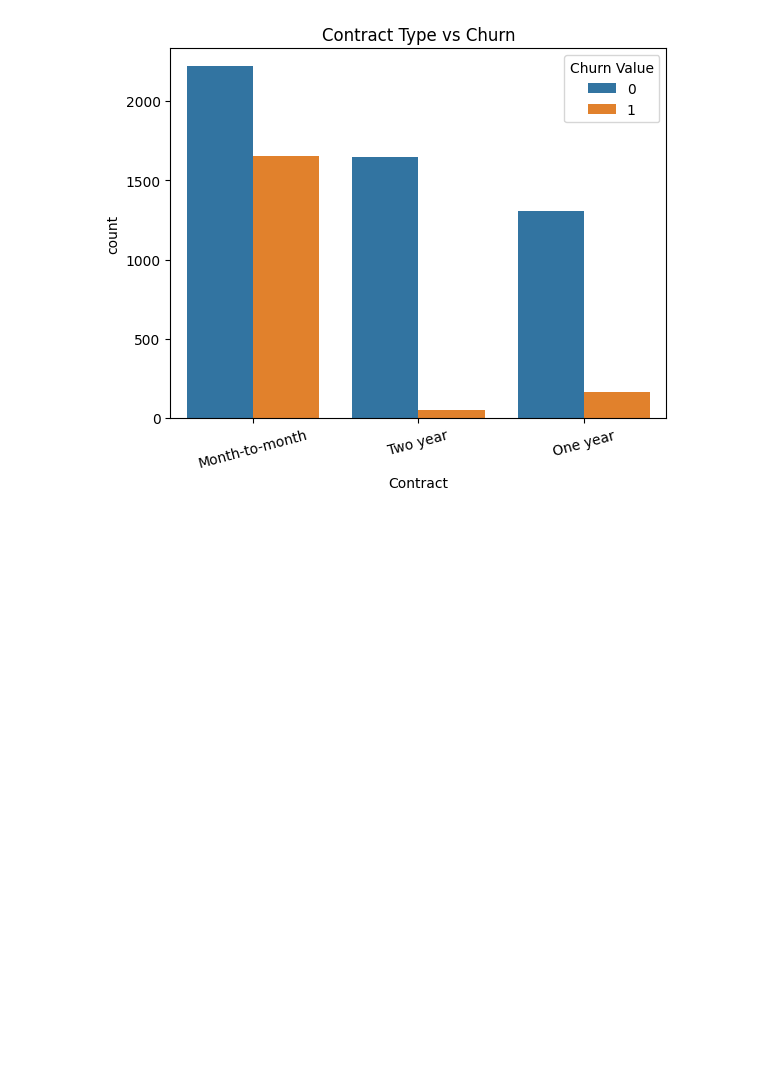
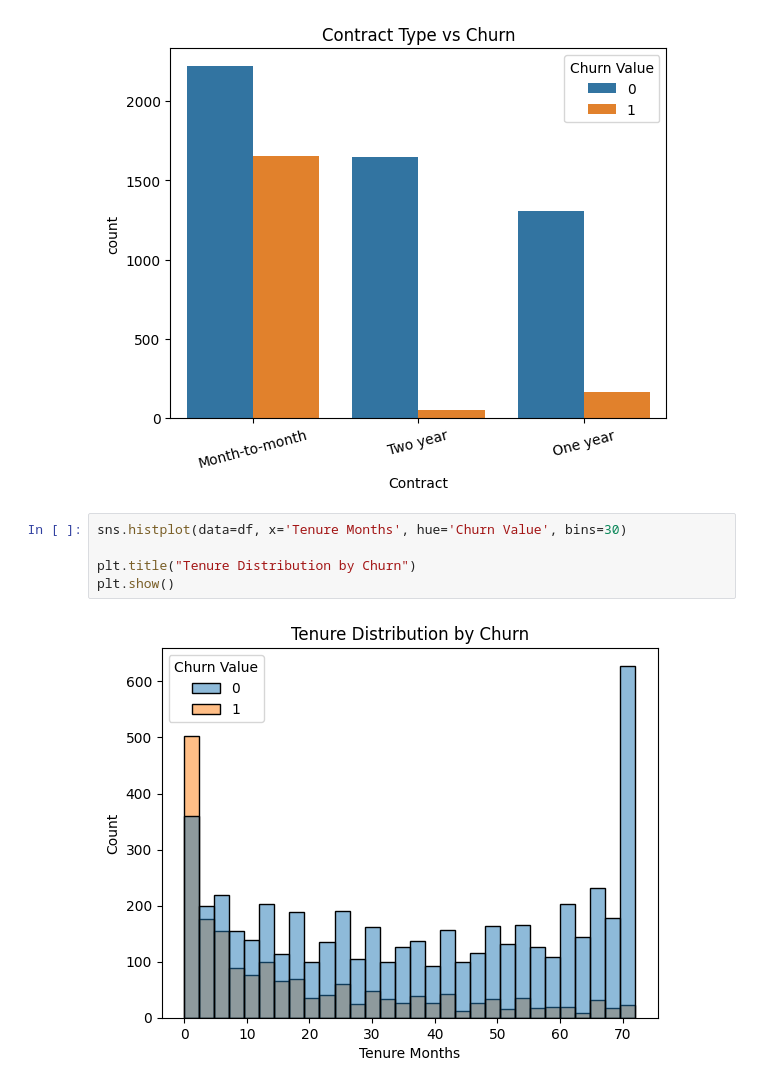
Before and after one commit to shiivu18/churn_Analytics, a Jupyter notebook: notebooks/01_data_understanding.ipynb, the cells around one changed output. Cells and saved outputs as stored; diff of their text form; blank space fills up the shorter version.

Commit message:
tenure Distribution

```diff
--- a/notebooks/01_data_understanding.ipynb
+++ b/notebooks/01_data_understanding.ipynb
@@ -203,3 +203,10 @@ plt.xticks(rotation=15)
 plt.show()
 # %% [output]
 [figure]
+# %%
+sns.histplot(data=df, x='Tenure Months', hue='Churn Value', bins=30)
+
+plt.title("Tenure Distribution by Churn")
+plt.show()
+# %% [output]
+[figure, added]
```
